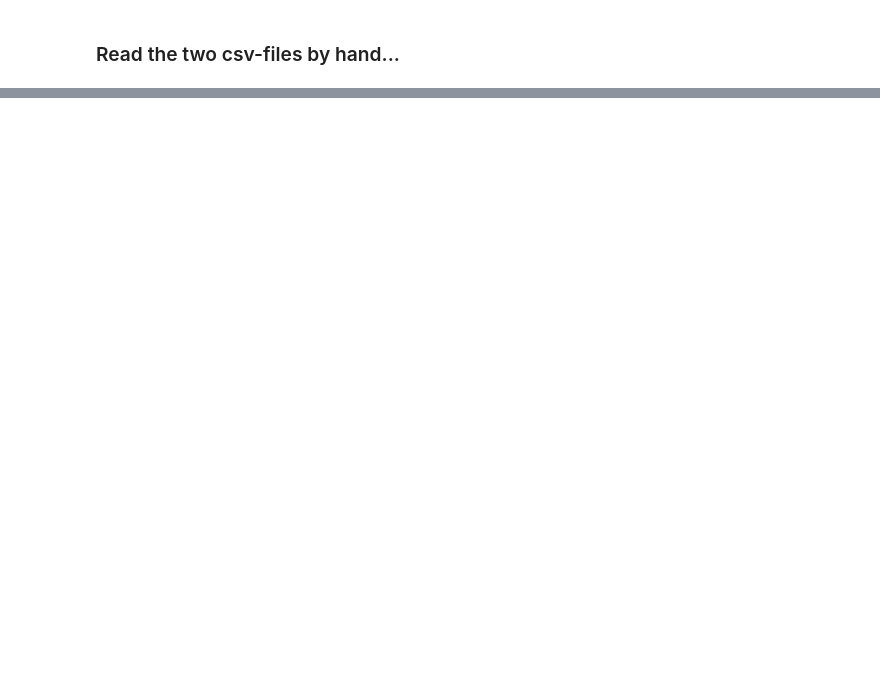
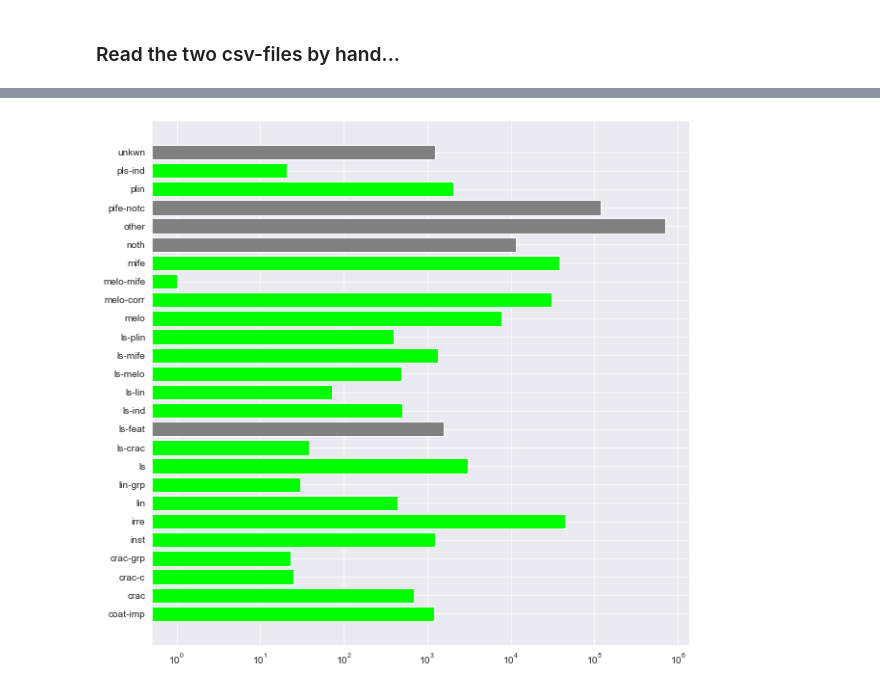
Before and after one commit to docwerder/development, a Jupyter notebook: my_gui_manual_edition/accompying_notebook.ipynb, the cells around one changed output, grey strips where cells are left out. Cells and saved outputs as stored; diff of their text form; code cells hidden in the pictures; blank space fills up the shorter version.

```diff
--- a/my_gui_manual_edition/accompying_notebook.ipynb
+++ b/my_gui_manual_edition/accompying_notebook.ipynb
@@ -126,0 +227,2 @@ overview_available_features
+# %%
+clrs = ['lime' if (x != 0) else 'grey' for x in df_all_feature['uploaded_ctn']]
@@ -126,0 +249,8 @@ overview_available_features
+# %%
+#plt.barh(df_all_feature['feature'], df_all_feature['ctn'], color=clrs)
+#plt.figure(figsize=(10, 10))
+fig, ax = plt.subplots(figsize=(10, 10))
+plt.barh(df_all_feature['feature'], df_all_feature['ctn'], color=clrs)
+ax.set_xscale('log')
+# %% [output]
+[figure, added]
```
Also changed, not shown: parts of 45 cells of this notebook, 1 other file.
